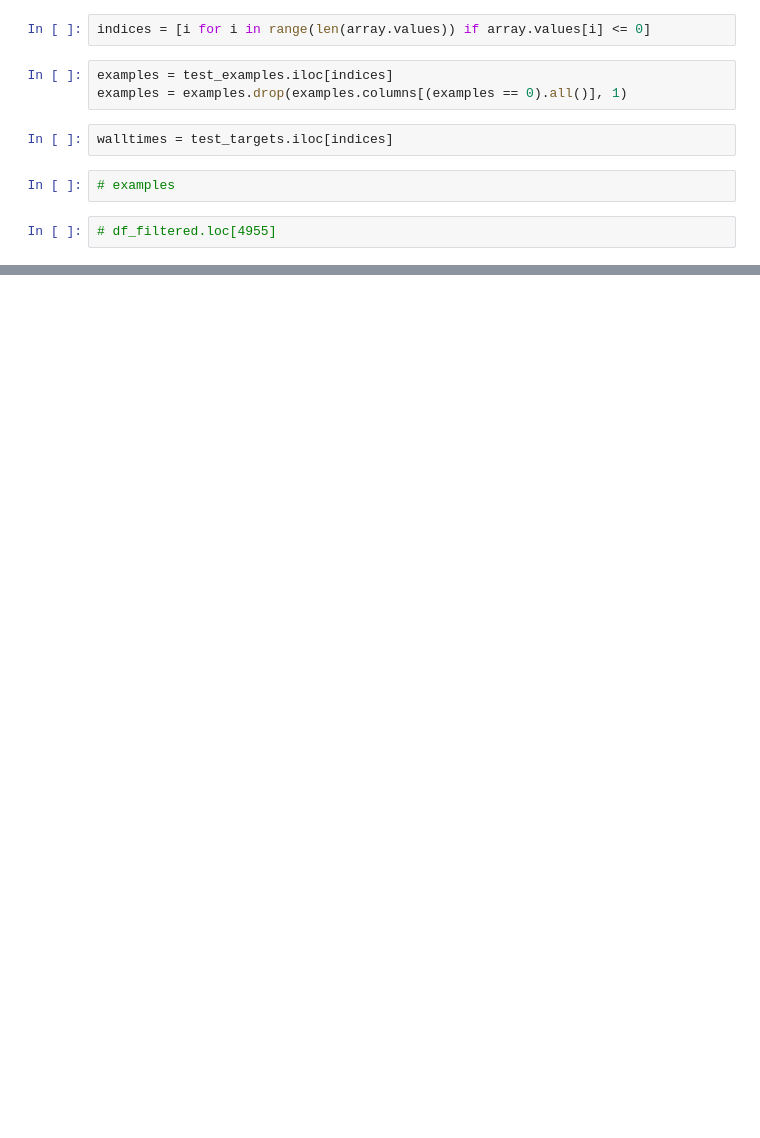
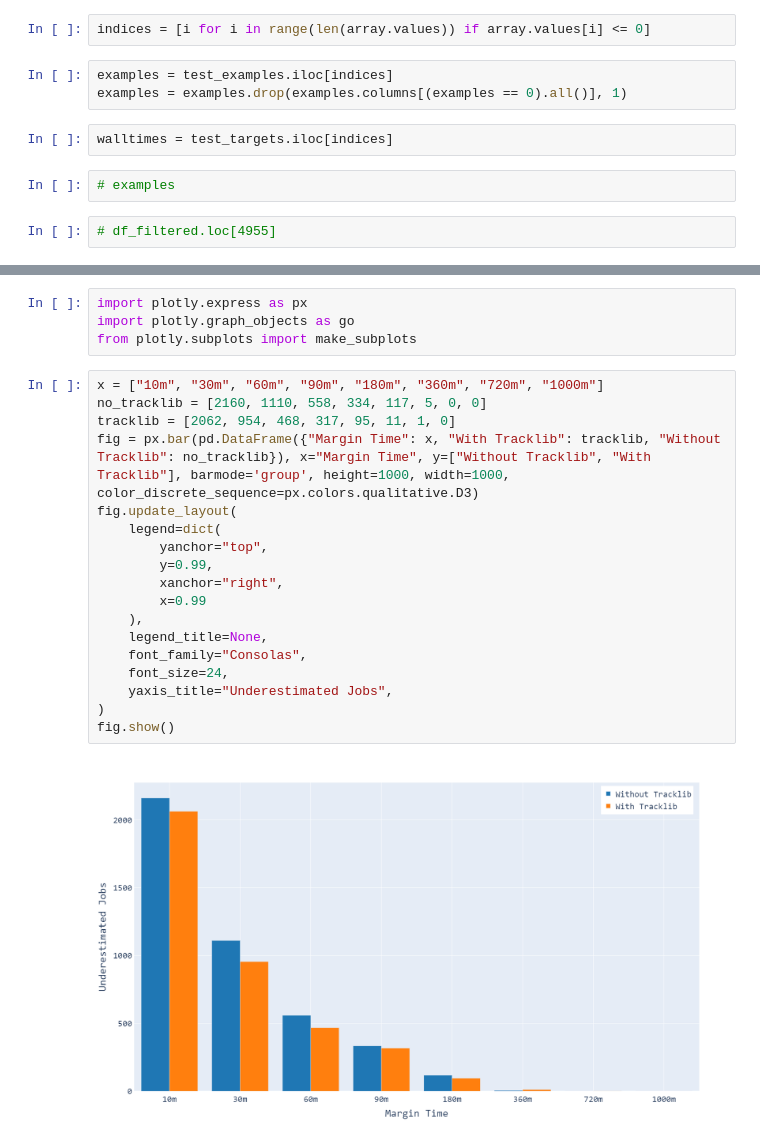
Before and after one commit to LuckierDodge/alcf-jupyter-notebooks, a Jupyter notebook: rlewis_nb/tracklib.ipynb, the cells around one changed output, grey strips where cells are left out. Cells and saved outputs as stored; diff of their text form; blank space fills up the shorter version.

```diff
--- a/rlewis_nb/tracklib.ipynb
+++ b/rlewis_nb/tracklib.ipynb
@@ -577 +590,25 @@ max      4.891375e+07
 dtype: float64
+# %%
+import plotly.express as px
+import plotly.graph_objects as go
+from plotly.subplots import make_subplots
+# %%
+x = ["10m", "30m", "60m", "90m", "180m", "360m", "720m", "1000m"]
+no_tracklib = [2160, 1110, 558, 334, 117, 5, 0, 0]
+tracklib = [2062, 954, 468, 317, 95, 11, 1, 0]
+fig = px.bar(pd.DataFrame({"Margin Time": x, "With Tracklib": tracklib, "Without Tracklib": no_tracklib}), x="Margin Time", y=["Without Tracklib", "With Tracklib"], barmode='group', height=1000, width=1000, color_discrete_sequence=px.colors.qualitative.D3)
+fig.update_layout(
+    legend=dict(
+        yanchor="top",
+        y=0.99,
+        xanchor="right",
+        x=0.99
+    ),
+    legend_title=None,
+    font_family="Consolas",
+    font_size=24,
+    yaxis_title="Underestimated Jobs",
+)
+fig.show()
+# %% [output]
+[figure, added]
```
Also changed, not shown: parts of 41 cells of this notebook, 7 other files.
